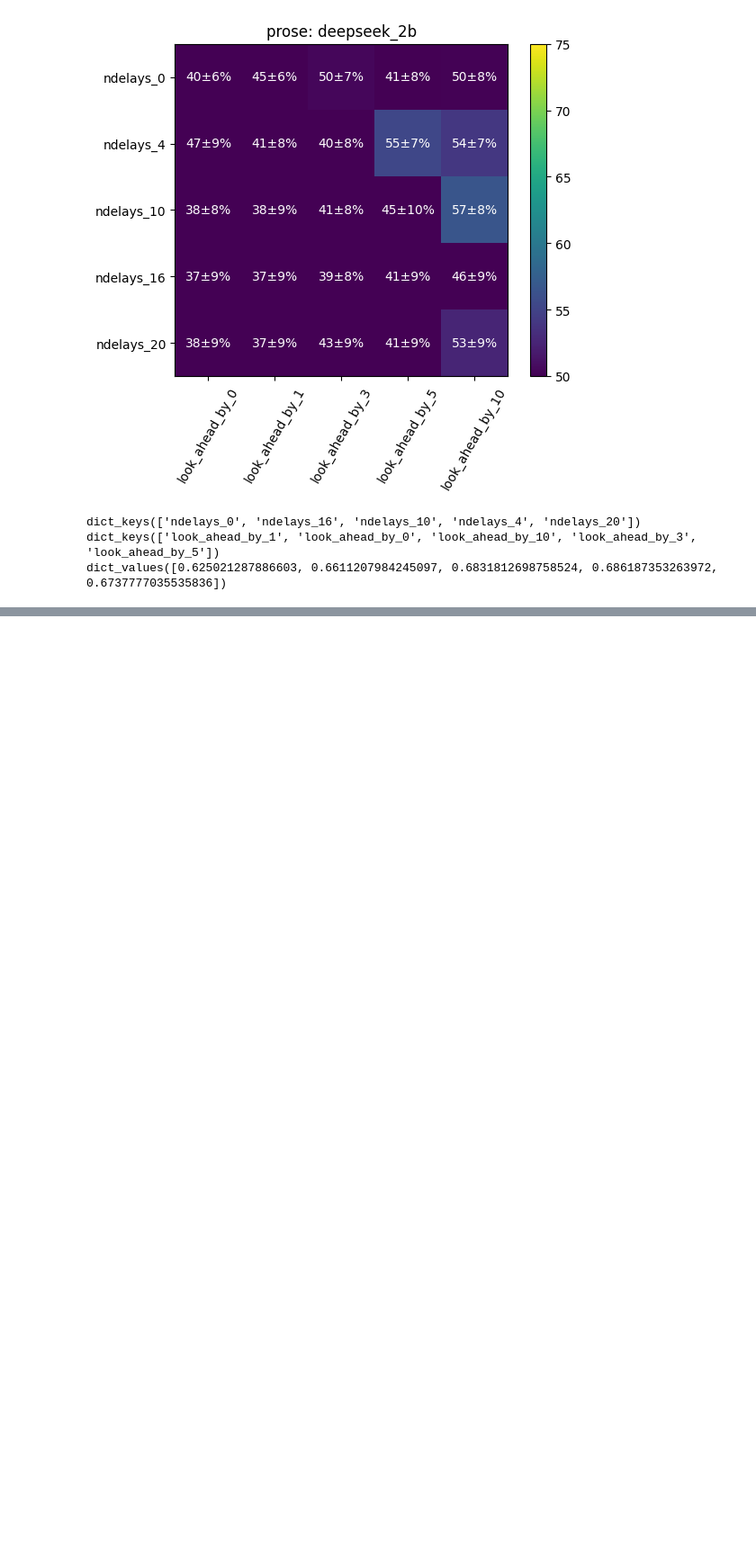
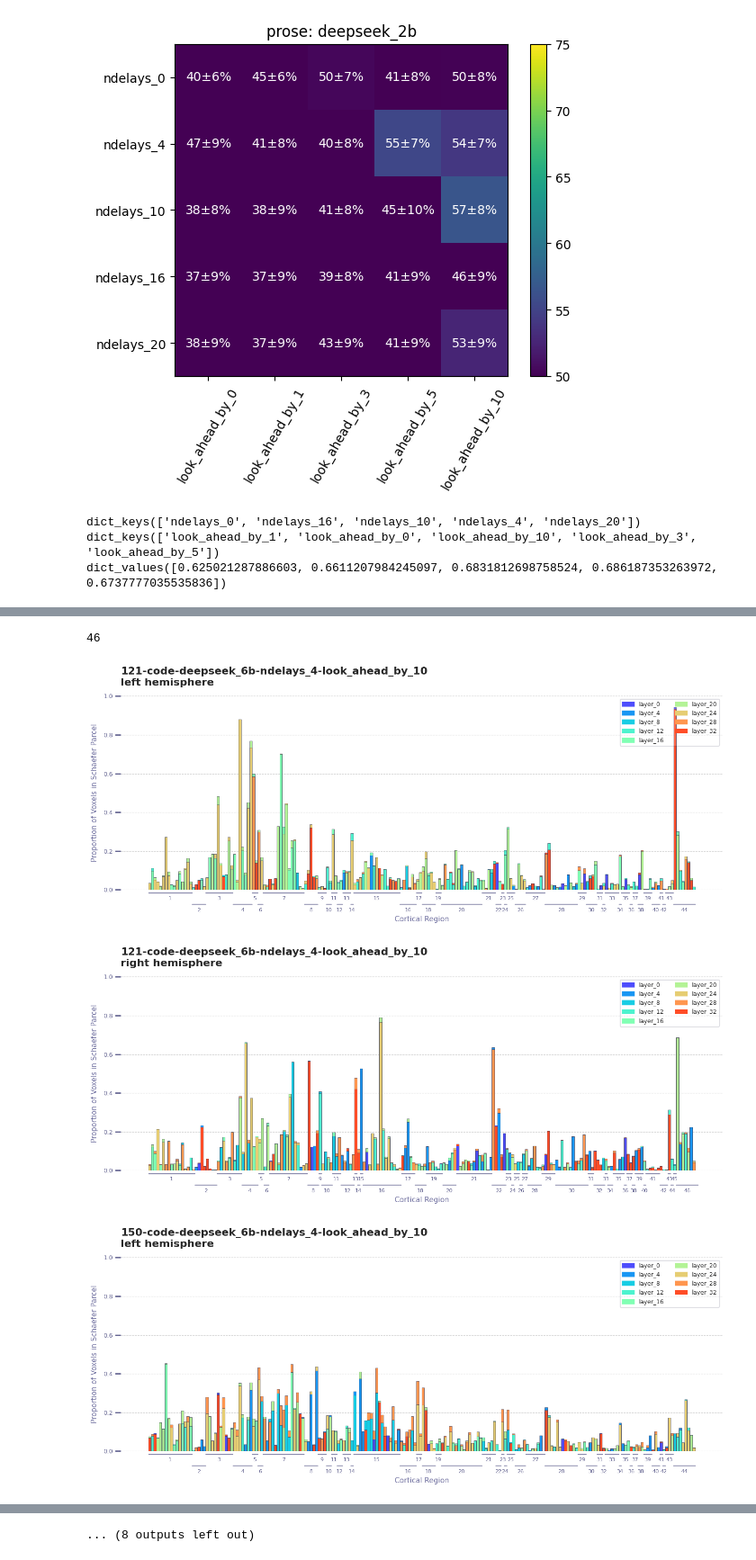
Before and after one commit to largehappygroup/fmri_model, a Jupyter notebook: analysis/fir/find_optimal_parameters.ipynb, the cells around one changed output, grey strips where cells are left out. Shown at 90% size. Drawn from its saved outputs; the diff is of its cells as text; code cells hidden in the pictures; blank space fills up the shorter version.

Commit message:
plotting schaefer parcels by region

```diff
--- a/analysis/fir/find_optimal_parameters.ipynb
+++ b/analysis/fir/find_optimal_parameters.ipynb
@@ -300,13 +300,13 @@ for m in best_models:
         top_parcels = parcel_collection[vip][task][model][delays][look_ahead]
 
         # wrap this for loop in a plot to collect the different histograms
-        plt.figure(figsize=(10,6))
-        bins = 400
+        # plt.figure(figsize=(10,6))
+        # bins = 400
 
-        for layer,vals in top_parcels.items():
-            #
-            # plt.hist(vals, bins=bins, alpha=0.35, density=False)
-            plt.hist(vals, bins=bins, histtype='step', density=True)
-        plt.legend(list(top_parcels.keys()))
-        plt.show()
+        # for layer,vals in top_parcels.items():
+        #     #
+        #     # plt.hist(vals, bins=bins, alpha=0.35, density=False)
+        #     plt.hist(vals, bins=bins, histtype='step', density=True)
+        # plt.legend(list(top_parcels.keys()))
+        # plt.show()
     # break
@@ -467,0 +523,30 @@ FileNotFoundError: [Errno 2] No such file or directory: 'lh.aparc.annot'
+# %%
+len(set(schaefer_parcel_labels['right'].values()))
+# %% [output]
+46
+# %%
+best_models = ['code-deepseek_6b-ndelays_4-look_ahead_by_10',
+               'code-codegemma_7b-ndelays_4-look_ahead_by_10',
+               'code-codegemma_7b-ndelays_16-look_ahead_by_0',
+               'prose-codegemma_7b-ndelays_10-look_ahead_by_5',
+               'prose-deepseek_6b-ndelays_20-look_ahead_by_10']
+
+# Maybe a really good participant and a mediocre participant
+# Good - 121
+# Med. - 150
+key_participants = ['121', '150']
+for m in best_models:
+    # print(m)
+    parts = m.split('-')
+    task,model,delays,look_ahead = parts[0],parts[1],parts[2],parts[3]
+
+    for vip in key_participants:
+        # print(vip, task, model, delays, look_ahead)
+        # print(parcel_collection[vip][task][model][delays][look_ahead]['layer_0'])
+        top_parcels = parcel_collection[vip][task][model][delays][look_ahead]
+
+        plot_top_parcels(top_parcels, vip, m)
+# %% [output]
+[figure, added]
+[figure, added]
+[figure, added]
@@ -467,0 +562 @@ FileNotFoundError: [Errno 2] No such file or directory: 'lh.aparc.annot'
+... (8 outputs left out)
```
Also changed, not shown: parts of 8 cells of this notebook, 3 other files.
